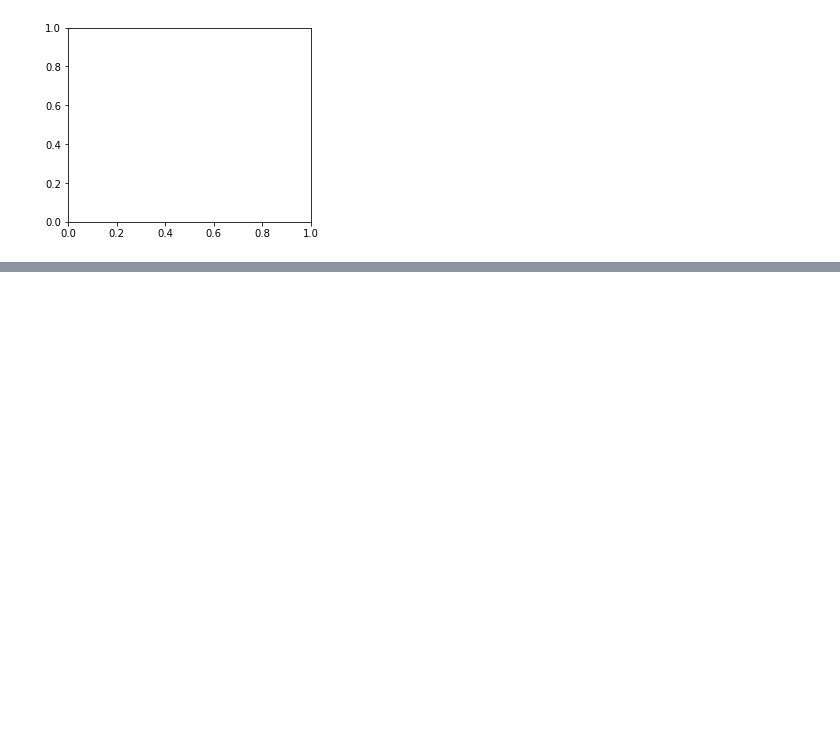
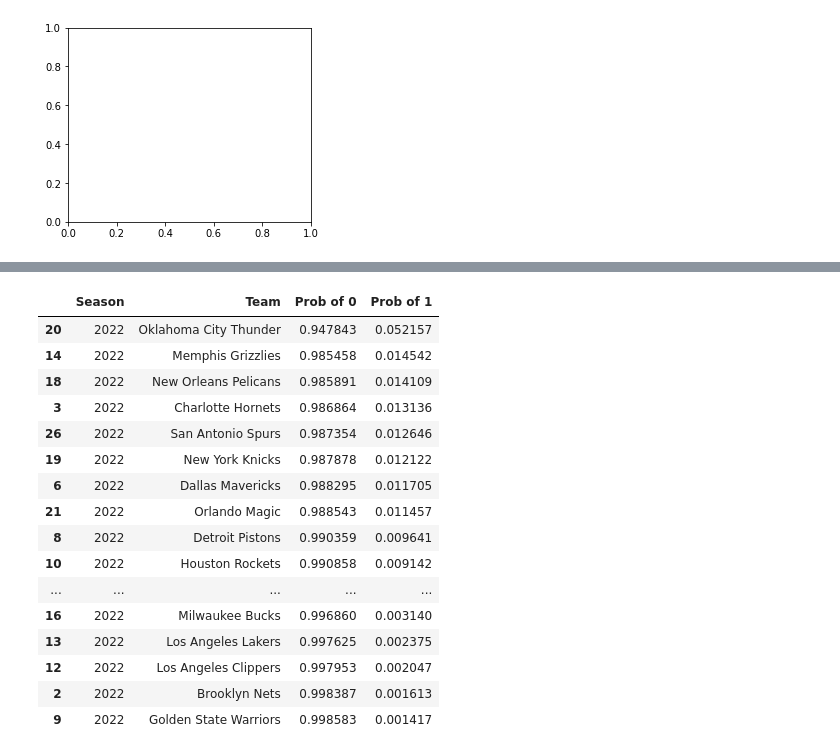
Before and after one commit to rwadswo12/CS504-004-Final-Project, a Jupyter notebook: nbamodel.ipynb, the cells around one changed output, grey strips where cells are left out. Saved outputs shown, nothing was run; the diff lists cells and outputs as text; code cells hidden in the pictures; blank space fills up the shorter version.

```diff
--- a/nbamodel.ipynb
+++ b/nbamodel.ipynb
@@ -212,0 +223,7 @@ KeyError: 'Champion?'
+# %%
+# We will have two dataframes of the current data
+# The first will be the ID dataframe so we are able to tie the output to the correct teams
+# The second will be the dataframe of independent variables still remaining after filtering out collinearity
+# I'm just listing out all the columns to keep for now, but I'm sure there's a way to reference the column names in final
+ID_2022 = nba22[['Season', 'Team']]
+X_2022 = nba22[["MIN", "PTS", "FGA", "3P%", "FTM", "FT%", "OREB", "DREB", "AST", "TOV", "STL", "BLKA", "PF", "Salary"]]
@@ -212,0 +360,24 @@ KeyError: 'Champion?'
+# %%
+pred_2022 = logreg.predict_proba(X_2022)
+pred_2022_df = pd.DataFrame(pred_2022, columns = ['Prob of 0', 'Prob of 1'])
+ID_2022 = ID_2022.reset_index(drop = True)
+final_pred_2022 = ID_2022.join(pred_2022_df)
+final_pred_2022.sort_values(by=['Prob of 1'], ascending = False)
+# %% [output]
+|  | Season | Team | Prob of 0 | Prob of 1 |
+| 20 | 2022 | Oklahoma City Thunder | 0.947843 | 0.052157 |
+| 14 | 2022 | Memphis Grizzlies | 0.985458 | 0.014542 |
+| 18 | 2022 | New Orleans Pelicans | 0.985891 | 0.014109 |
+| 3 | 2022 | Charlotte Hornets | 0.986864 | 0.013136 |
+| 26 | 2022 | San Antonio Spurs | 0.987354 | 0.012646 |
+| 19 | 2022 | New York Knicks | 0.987878 | 0.012122 |
+| 6 | 2022 | Dallas Mavericks | 0.988295 | 0.011705 |
+| 21 | 2022 | Orlando Magic | 0.988543 | 0.011457 |
+| 8 | 2022 | Detroit Pistons | 0.990359 | 0.009641 |
+| 10 | 2022 | Houston Rockets | 0.990858 | 0.009142 |
+| ... | ... | ... | ... | ... |
+| 16 | 2022 | Milwaukee Bucks | 0.996860 | 0.003140 |
+| 13 | 2022 | Los Angeles Lakers | 0.997625 | 0.002375 |
+| 12 | 2022 | Los Angeles Clippers | 0.997953 | 0.002047 |
+| 2 | 2022 | Brooklyn Nets | 0.998387 | 0.001613 |
+| 9 | 2022 | Golden State Warriors | 0.998583 | 0.001417 |
```
Also changed, not shown: parts of 17 cells of this notebook.
